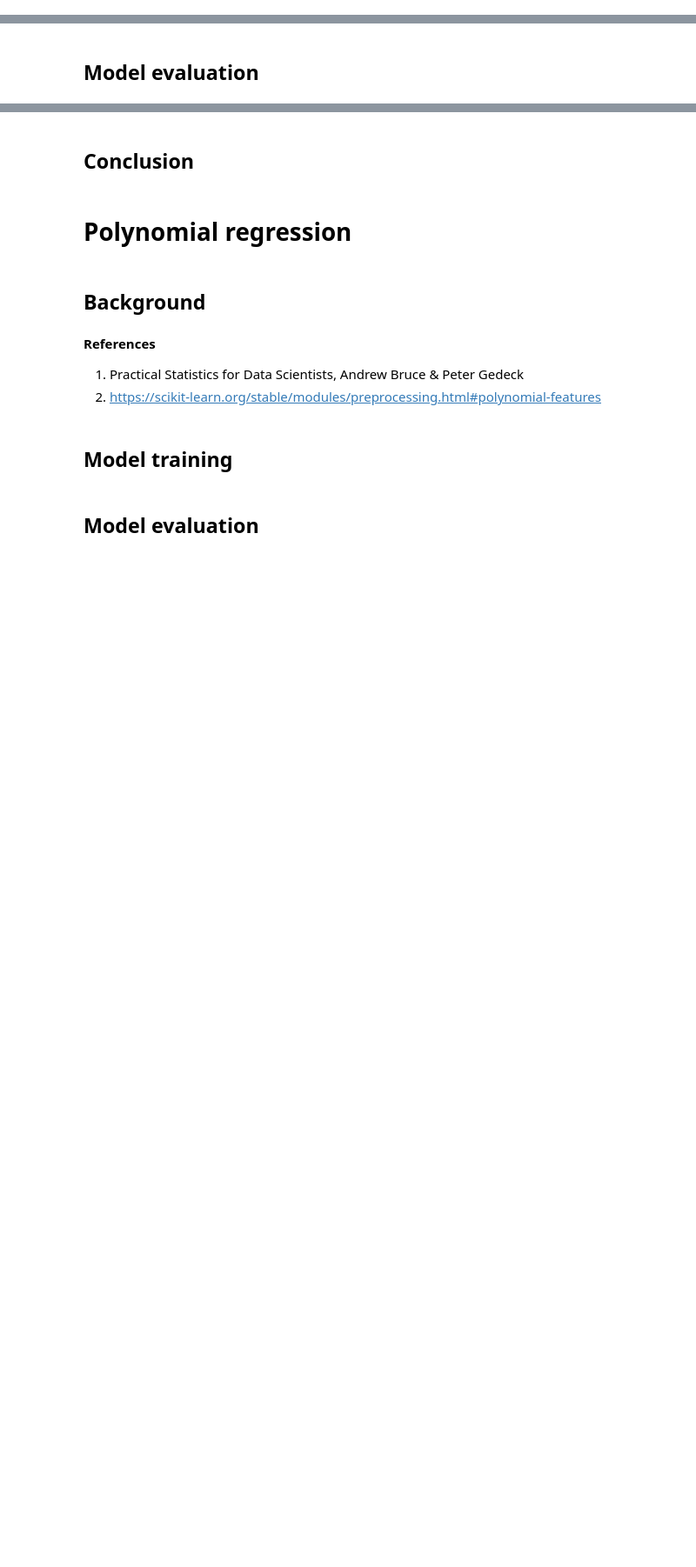
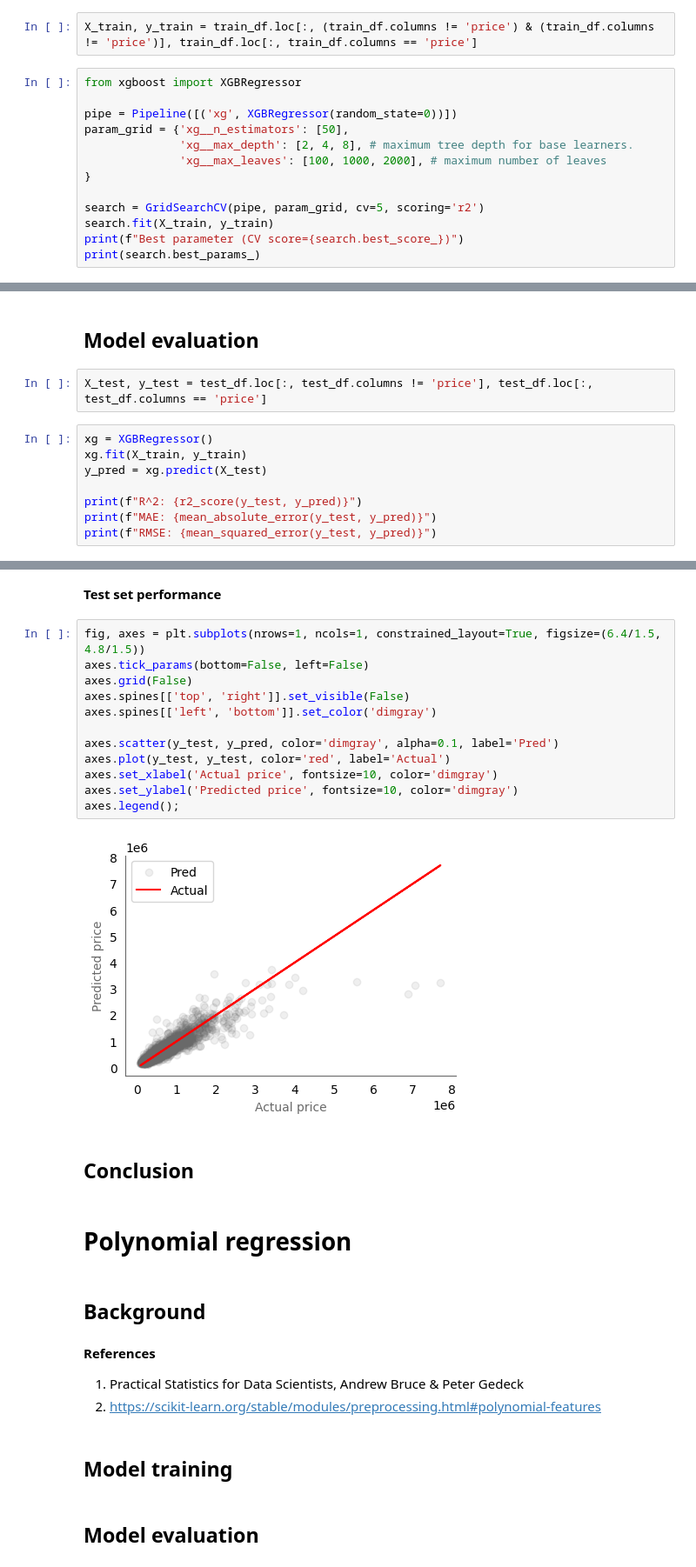
Before and after one commit to earth1987/house-price-regression, a Jupyter notebook: notebooks/nonlinear_model_selection_evaluation.ipynb, the cells around one changed output, grey strips where cells are left out. Shown at 87% size. Cells and saved outputs as stored; diff of their text form; blank space fills up the shorter version.

Commit message:
Added xgboost

```diff
--- a/notebooks/nonlinear_model_selection_evaluation.ipynb
+++ b/notebooks/nonlinear_model_selection_evaluation.ipynb
@@ -472,3 +472,18 @@ axes.set_xlabel('Feature importance', fontsize=10, color='dimgray');
 6. https://xgboost.ai/
 # %% [markdown]
 ## Model training
+# %%
+X_train, y_train = train_df.loc[:, (train_df.columns != 'price') & (train_df.columns != 'price')], train_df.loc[:, train_df.columns == 'price']
+# %%
+from xgboost import XGBRegressor
+
+pipe = Pipeline([('xg', XGBRegressor(random_state=0))])
+param_grid = {'xg__n_estimators': [50],
+              'xg__max_depth': [2, 4, 8], # maximum tree depth for base learners.
+              'xg__max_leaves': [100, 1000, 2000], # maximum number of leaves
+}
+
+search = GridSearchCV(pipe, param_grid, cv=5, scoring='r2')
+search.fit(X_train, y_train)
+print(f"Best parameter (CV score={search.best_score_})")
+print(search.best_params_)
@@ -475,2 +493,12 @@ axes.set_xlabel('Feature importance', fontsize=10, color='dimgray');
 # %% [markdown]
 ## Model evaluation
+# %%
+X_test, y_test = test_df.loc[:, test_df.columns != 'price'], test_df.loc[:, test_df.columns == 'price']
+# %%
+xg = XGBRegressor()
+xg.fit(X_train, y_train)
+y_pred = xg.predict(X_test)
+
+print(f"R^2: {r2_score(y_test, y_pred)}")
+print(f"MAE: {mean_absolute_error(y_test, y_pred)}")
+print(f"RMSE: {mean_squared_error(y_test, y_pred)}")
@@ -477,3 +509,19 @@ axes.set_xlabel('Feature importance', fontsize=10, color='dimgray');
+# %% [markdown]
+**Test set performance**
+# %%
+fig, axes = plt.subplots(nrows=1, ncols=1, constrained_layout=True, figsize=(6.4/1.5, 4.8/1.5))
+axes.tick_params(bottom=False, left=False)
+axes.grid(False)
+axes.spines[['top', 'right']].set_visible(False)
+axes.spines[['left', 'bottom']].set_color('dimgray')
+
+axes.scatter(y_test, y_pred, color='dimgray', alpha=0.1, label='Pred')
+axes.plot(y_test, y_test, color='red', label='Actual')
+axes.set_xlabel('Actual price', fontsize=10, color='dimgray')
+axes.set_ylabel('Predicted price', fontsize=10, color='dimgray')
+axes.legend();
+# %% [output]
+[figure, added]
 # %% [markdown]
 ## Conclusion
 # %% [markdown]
```
Also changed, not shown: parts of 5 cells of this notebook.
